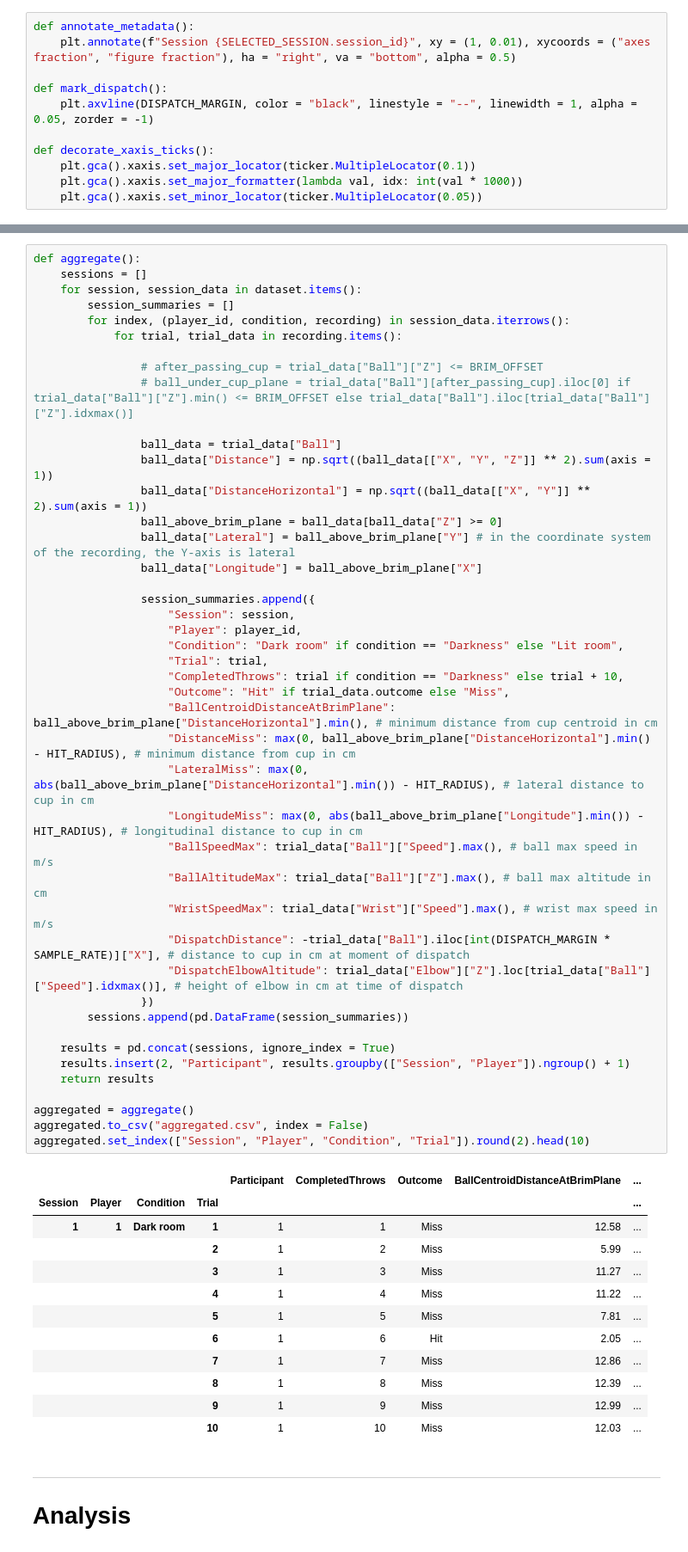
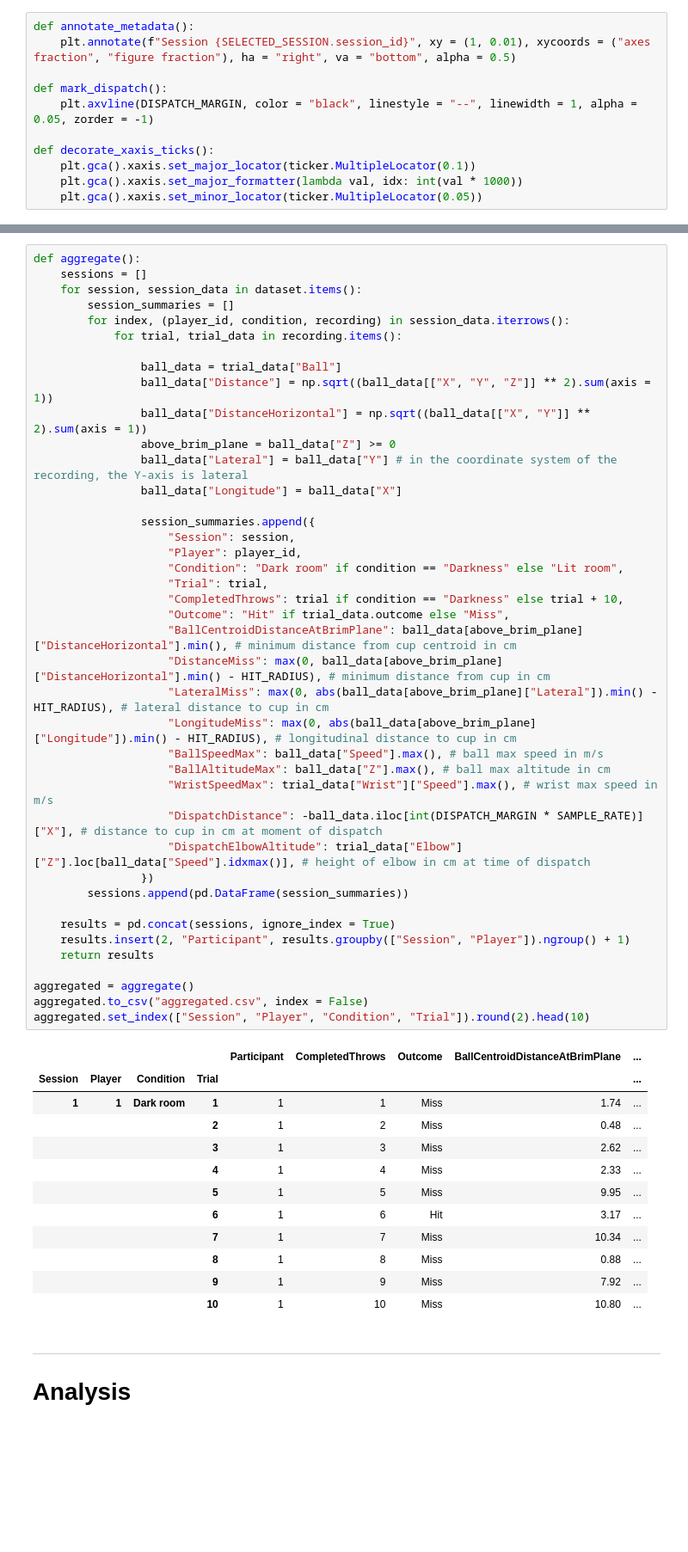
Before and after one commit to dlundgaard/BeerPongMastery, a Jupyter notebook: Analysis/analysis.ipynb, the cells around one changed output, grey strips where cells are left out. Shown at 86% size. Cells and saved outputs as stored; diff of their text form; blank space fills up the shorter version.

```diff
--- a/Analysis/analysis.ipynb
+++ b/Analysis/analysis.ipynb
@@ -415,57 +415,54 @@ def aggregate():
     for session, session_data in dataset.items():
         session_summaries = []
         for index, (player_id, condition, recording) in session_data.iterrows():
             for trial, trial_data in recording.items():
 
-                # after_passing_cup = trial_data["Ball"]["Z"] <= BRIM_OFFSET
-                # ball_under_cup_plane = trial_data["Ball"][after_passing_cup].iloc[0] if trial_data["Ball"]["Z"].min() <= BRIM_OFFSET else trial_data["Ball"].iloc[trial_data["Ball"]["Z"].idxmax()]
-
                 ball_data = trial_data["Ball"]
                 ball_data["Distance"] = np.sqrt((ball_data[["X", "Y", "Z"]] ** 2).sum(axis = 1))
                 ball_data["DistanceHorizontal"] = np.sqrt((ball_data[["X", "Y"]] ** 2).sum(axis = 1))
-                ball_above_brim_plane = ball_data[ball_data["Z"] >= 0]
-                ball_data["Lateral"] = ball_above_brim_plane["Y"] # in the coordinate system of the recording, the Y-axis is lateral
-                ball_data["Longitude"] = ball_above_brim_plane["X"]
+                above_brim_plane = ball_data["Z"] >= 0
+                ball_data["Lateral"] = ball_data["Y"] # in the coordinate system of the recording, the Y-axis is lateral
+                ball_data["Longitude"] = ball_data["X"]
 
                 session_summaries.append({
                     "Session": session,
                     "Player": player_id,
                     "Condition": "Dark room" if condition == "Darkness" else "Lit room",
                     "Trial": trial,
                     "CompletedThrows": trial if condition == "Darkness" else trial + 10,
                     "Outcome": "Hit" if trial_data.outcome else "Miss",
-                    "BallCentroidDistanceAtBrimPlane": ball_above_brim_plane["DistanceHorizontal"].min(), # minimum distance from cup centroid in cm
-                    "DistanceMiss": max(0, ball_above_brim_plane["DistanceHorizontal"].min() - HIT_RADIUS), # minimum distance from cup in cm
-                    "LateralMiss": max(0, abs(ball_above_brim_plane["DistanceHorizontal"].min()) - HIT_RADIUS), # lateral distance to cup in cm
-                    "LongitudeMiss": max(0, abs(ball_above_brim_plane["Longitude"].min()) - HIT_RADIUS), # longitudinal distance to cup in cm
-                    "BallSpeedMax": trial_data["Ball"]["Speed"].max(), # ball max speed in m/s
-                    "BallAltitudeMax": trial_data["Ball"]["Z"].max(), # ball max altitude in cm
+                    "BallCentroidDistanceAtBrimPlane": ball_data[above_brim_plane]["DistanceHorizontal"].min(), # minimum distance from cup centroid in cm
+                    "DistanceMiss": max(0, ball_data[above_brim_plane]["DistanceHorizontal"].min() - HIT_RADIUS), # minimum distance from cup in cm
+                    "LateralMiss": max(0, abs(ball_data[above_brim_plane]["Lateral"]).min() - HIT_RADIUS), # lateral distance to cup in cm
+                    "LongitudeMiss": max(0, abs(ball_data[above_brim_plane]["Longitude"]).min() - HIT_RADIUS), # longitudinal distance to cup in cm
+                    "BallSpeedMax": ball_data["Speed"].max(), # ball max speed in m/s
+                    "BallAltitudeMax": ball_data["Z"].max(), # ball max altitude in cm
                     "WristSpeedMax": trial_data["Wrist"]["Speed"].max(), # wrist max speed in m/s
-                    "DispatchDistance": -trial_data["Ball"].iloc[int(DISPATCH_MARGIN * SAMPLE_RATE)]["X"], # distance to cup in cm at moment of dispatch
-                    "DispatchElbowAltitude": trial_data["Elbow"]["Z"].loc[trial_data["Ball"]["Speed"].idxmax()], # height of elbow in cm at time of dispatch
+                    "DispatchDistance": -ball_data.iloc[int(DISPATCH_MARGIN * SAMPLE_RATE)]["X"], # distance to cup in cm at moment of dispatch
+                    "DispatchElbowAltitude": trial_data["Elbow"]["Z"].loc[ball_data["Speed"].idxmax()], # height of elbow in cm at time of dispatch
                 })
         sessions.append(pd.DataFrame(session_summaries))
 
     results = pd.concat(sessions, ignore_index = True)
     results.insert(2, "Participant", results.groupby(["Session", "Player"]).ngroup() + 1)
     return results
 
 aggregated = aggregate()
 aggregated.to_csv("aggregated.csv", index = False)
 aggregated.set_index(["Session", "Player", "Condition", "Trial"]).round(2).head(10)
 # %% [output]
 |  |  |  |  | Participant | CompletedThrows | Outcome | BallCentroidDistanceAtBrimPlane | ... |
 | Session | Player | Condition | Trial |  |  |  |  | ... |
-| 1 | 1 | Dark room | 1 | 1 | 1 | Miss | 12.58 | ... |
-|  |  |  | 2 | 1 | 2 | Miss | 5.99 | ... |
-|  |  |  | 3 | 1 | 3 | Miss | 11.27 | ... |
-|  |  |  | 4 | 1 | 4 | Miss | 11.22 | ... |
-|  |  |  | 5 | 1 | 5 | Miss | 7.81 | ... |
-|  |  |  | 6 | 1 | 6 | Hit | 2.05 | ... |
-|  |  |  | 7 | 1 | 7 | Miss | 12.86 | ... |
-|  |  |  | 8 | 1 | 8 | Miss | 12.39 | ... |
-|  |  |  | 9 | 1 | 9 | Miss | 12.99 | ... |
-|  |  |  | 10 | 1 | 10 | Miss | 12.03 | ... |
+| 1 | 1 | Dark room | 1 | 1 | 1 | Miss | 1.74 | ... |
+|  |  |  | 2 | 1 | 2 | Miss | 0.48 | ... |
+|  |  |  | 3 | 1 | 3 | Miss | 2.62 | ... |
+|  |  |  | 4 | 1 | 4 | Miss | 2.33 | ... |
+|  |  |  | 5 | 1 | 5 | Miss | 9.95 | ... |
+|  |  |  | 6 | 1 | 6 | Hit | 3.17 | ... |
+|  |  |  | 7 | 1 | 7 | Miss | 10.34 | ... |
+|  |  |  | 8 | 1 | 8 | Miss | 0.88 | ... |
+|  |  |  | 9 | 1 | 9 | Miss | 7.92 | ... |
+|  |  |  | 10 | 1 | 10 | Miss | 10.80 | ... |
 # %% [markdown]
 ---
 
```
Also changed, not shown: parts of 6 cells of this notebook, 6 other files.
